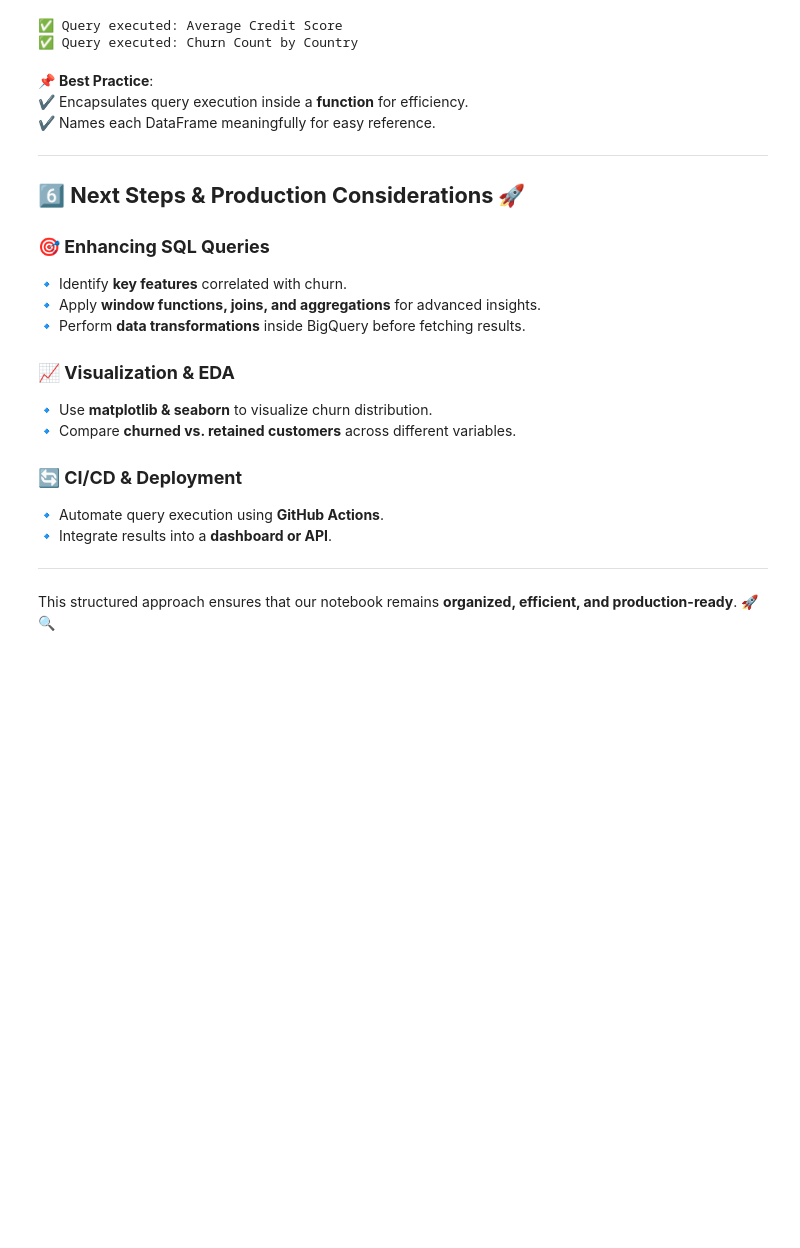
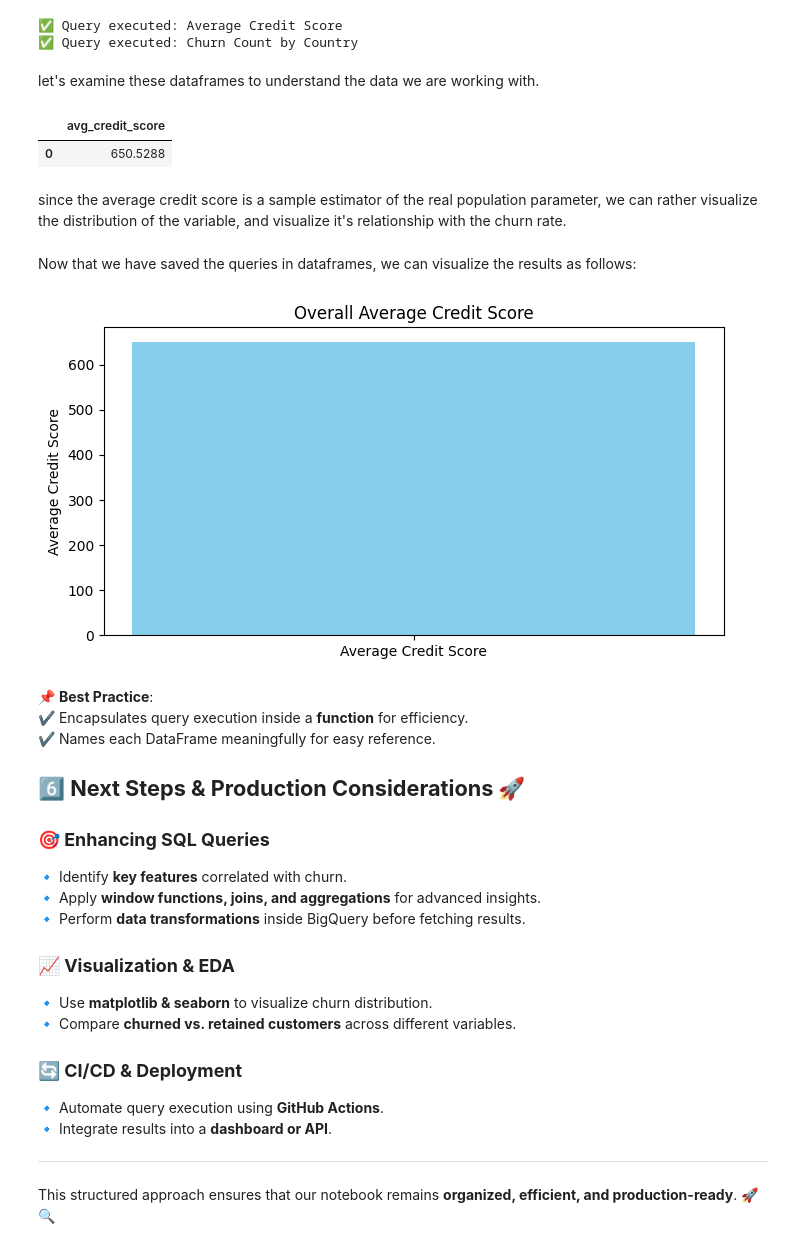
Before and after one commit to afbeltranr/ABCBankChurnRate, a Jupyter notebook: notebooks/ExploratoryDataAnalyisis.ipynb, the cells around one changed output. Cells and saved outputs as stored; diff of their text form; code cells hidden in the pictures; blank space fills up the shorter version.

Commit message:
created a new codespaces, added s.a. credentials, and started to fiddle with the queries, and planning of the ML stage

```diff
--- a/notebooks/ExploratoryDataAnalyisis.ipynb
+++ b/notebooks/ExploratoryDataAnalyisis.ipynb
@@ -309,12 +319,37 @@ df_churn_by_country = run_query(query_churn_by_country, "Churn Count by Country"
 # %% [output]
 ✅ Query executed: Average Credit Score
 ✅ Query executed: Churn Count by Country
+# %% [markdown]
+let's examine these dataframes to understand the data we are working with.
+# %%
+df_avg_credit_score.head()
+# %% [output]
+|  | avg_credit_score |
+| 0 | 650.5288 |
+# %% [markdown]
+since the average credit score is a sample estimator of the real population parameter, we can rather visualize the distribution of the variable, and visualize it's relationship with the churn rate.
+# %% [markdown]
+Now that we have saved the queries in dataframes, we can visualize the results as follows:
+# %%
+import matplotlib.pyplot as plt
+
+# Assume df_avg_credit_score is the DataFrame from the average credit score query
+plt.figure(figsize=(8, 4))
+plt.bar(["Average Credit Score"], [df_avg_credit_score['avg_credit_score'][0]], color='skyblue')
+plt.ylabel("Average Credit Score")
+plt.title("Overall Average Credit Score")
+plt.show()
+# %% [output]
+[figure, added]
 # %% [markdown]
 📌 **Best Practice**:
 ✔️ Encapsulates query execution inside a **function** for efficiency.
 ✔️ Names each DataFrame meaningfully for easy reference.
 
----
+
+
+
+
 
 ## **6️⃣ Next Steps & Production Considerations 🚀**
 
```
Also changed, not shown: parts of 7 cells of this notebook, 1 other file.
